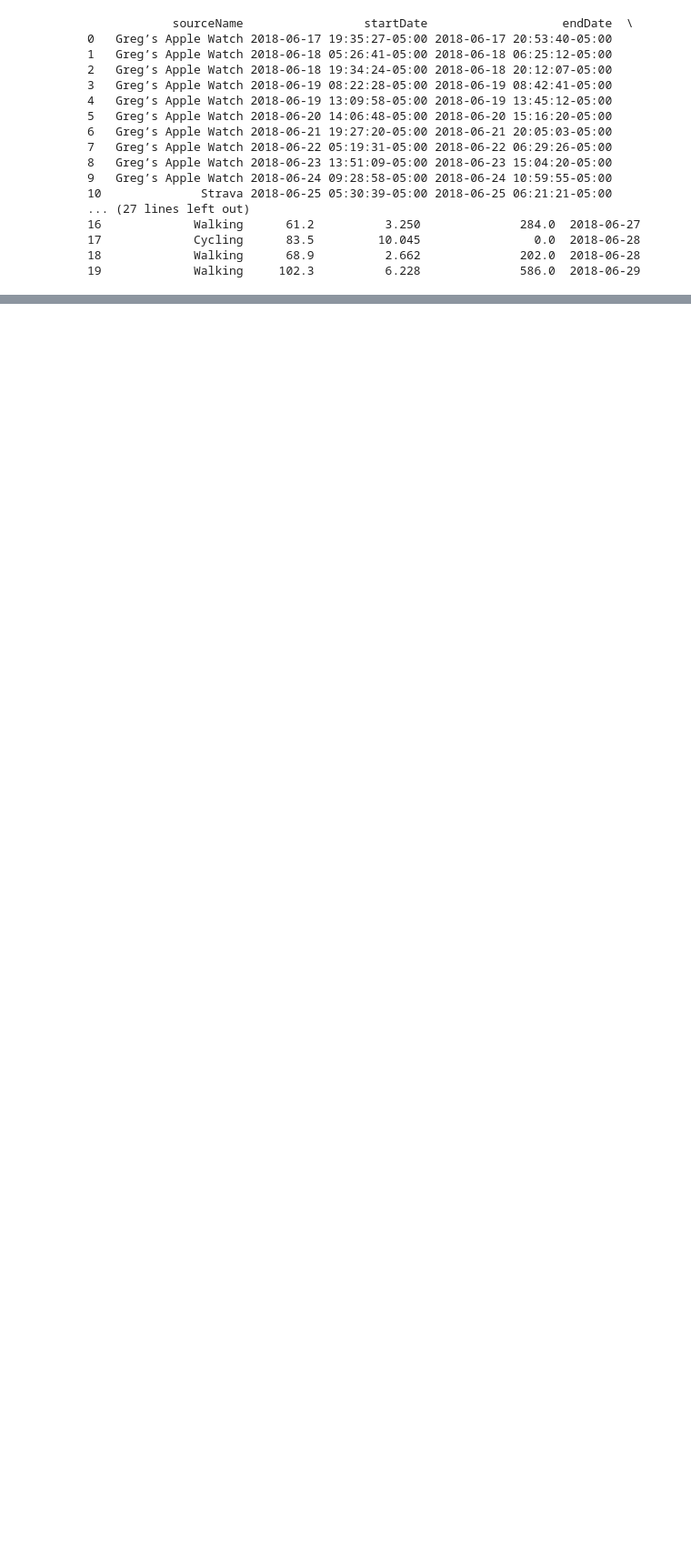
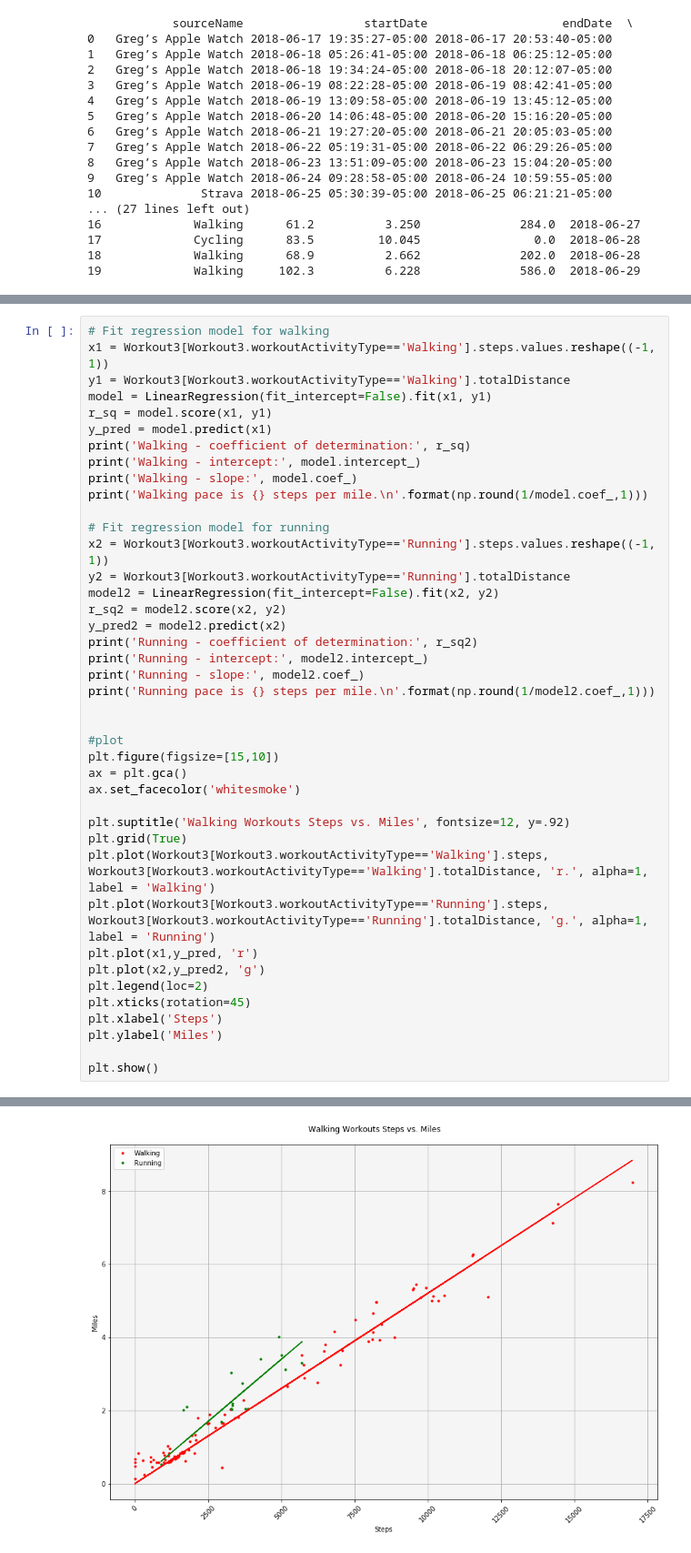
Before and after one commit to gregmames/HealthTracking, a Jupyter notebook: apple_health_data_processor.ipynb, the cells around one changed output, grey strips where cells are left out. Shown: that part at 91% size. Drawn from its saved outputs; the diff is of its cells as text; blank space fills up the shorter version.

```diff
--- a/apple_health_data_processor.ipynb
+++ b/apple_health_data_processor.ipynb
@@ -737,0 +769,42 @@ print(Workout3[Workout3.workoutActivityType=='Running'].Steps_perMile.mean())
+# %%
+# Fit regression model for walking
+x1 = Workout3[Workout3.workoutActivityType=='Walking'].steps.values.reshape((-1, 1))
+y1 = Workout3[Workout3.workoutActivityType=='Walking'].totalDistance
+model = LinearRegression(fit_intercept=False).fit(x1, y1)
+r_sq = model.score(x1, y1)
+y_pred = model.predict(x1)
+print('Walking - coefficient of determination:', r_sq)
+print('Walking - intercept:', model.intercept_)
+print('Walking - slope:', model.coef_)
+print('Walking pace is {} steps per mile.\n'.format(np.round(1/model.coef_,1)))
+
+# Fit regression model for running
+x2 = Workout3[Workout3.workoutActivityType=='Running'].steps.values.reshape((-1, 1))
+y2 = Workout3[Workout3.workoutActivityType=='Running'].totalDistance
+model2 = LinearRegression(fit_intercept=False).fit(x2, y2)
+r_sq2 = model2.score(x2, y2)
+y_pred2 = model2.predict(x2)
+print('Running - coefficient of determination:', r_sq2)
+print('Running - intercept:', model2.intercept_)
+print('Running - slope:', model2.coef_)
+print('Running pace is {} steps per mile.\n'.format(np.round(1/model2.coef_,1)))
+
+
+#plot
+plt.figure(figsize=[15,10])
+ax = plt.gca()
+ax.set_facecolor('whitesmoke')
+
+plt.suptitle('Walking Workouts Steps vs. Miles', fontsize=12, y=.92)
+plt.grid(True)
+plt.plot(Workout3[Workout3.workoutActivityType=='Walking'].steps, Workout3[Workout3.workoutActivityType=='Walking'].totalDistance, 'r.', alpha=1, label = 'Walking')
+plt.plot(Workout3[Workout3.workoutActivityType=='Running'].steps, Workout3[Workout3.workoutActivityType=='Running'].totalDistance, 'g.', alpha=1, label = 'Running')
+plt.plot(x1,y_pred, 'r')
+plt.plot(x2,y_pred2, 'g')
+plt.legend(loc=2)
+plt.xticks(rotation=45)
+plt.xlabel('Steps')
+plt.ylabel('Miles')
+
+plt.show()
+# %% [output]
@@ -737,0 +820 @@ print(Workout3[Workout3.workoutActivityType=='Running'].Steps_perMile.mean())
+[figure, added]
```
Also changed, not shown: parts of 25 cells of this notebook, 1 other file.
